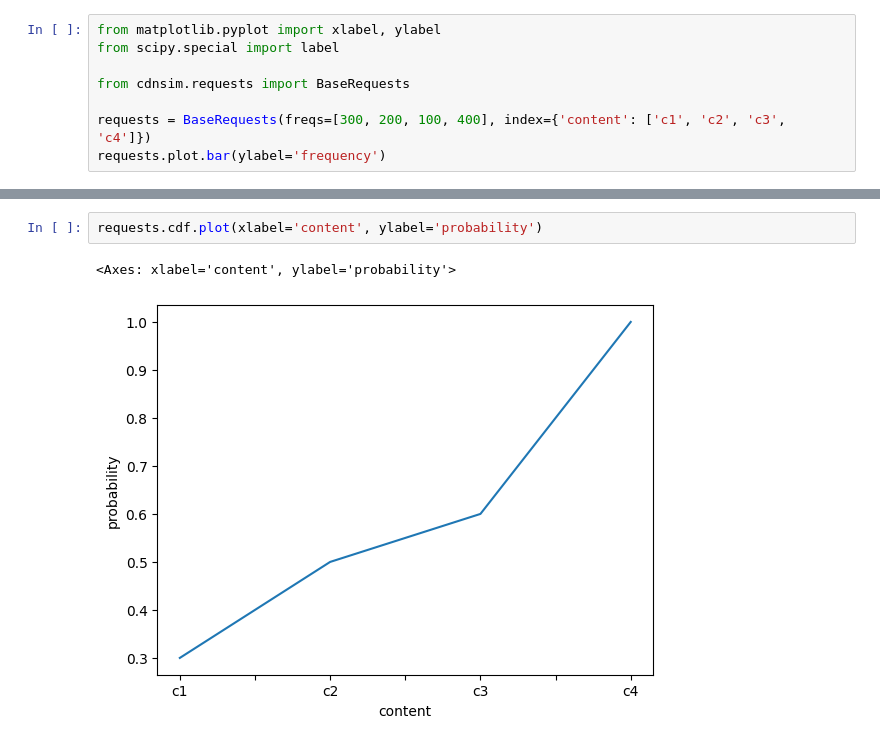
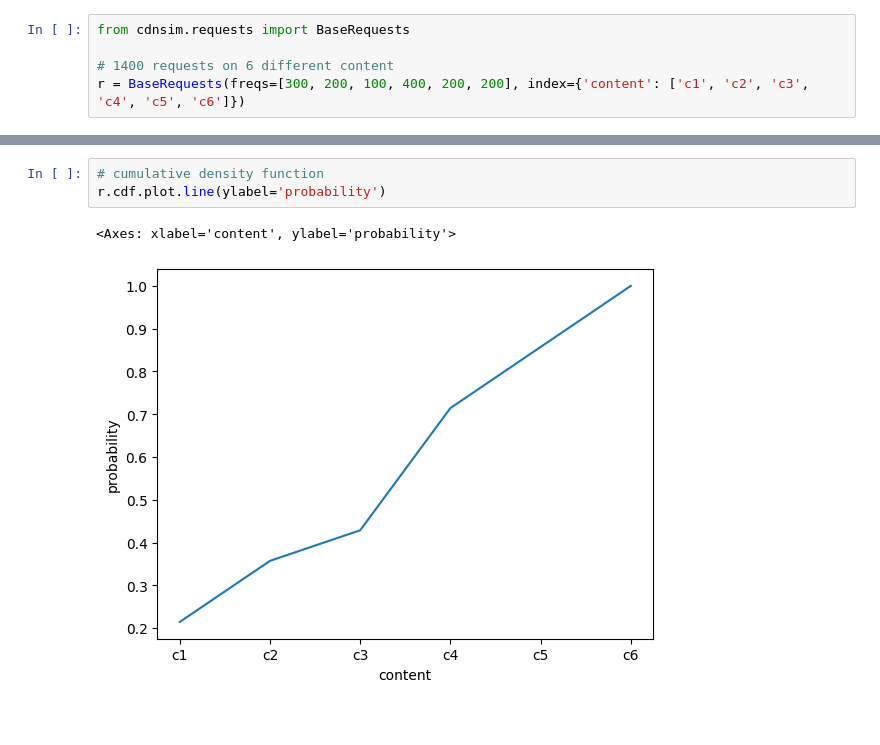
Before and after one commit to jursonovicst/cdnsim, a Jupyter notebook: examples/01-requests/requests.ipynb, the cells around one changed output, grey strips where cells are left out. Drawn from its saved outputs; the diff is of its cells as text.

Commit message:
requests ok

```diff
--- a/examples/01-requests/requests.ipynb
+++ b/examples/01-requests/requests.ipynb
@@ -1,8 +5,5 @@
 # %%
-from matplotlib.pyplot import xlabel, ylabel
-from scipy.special import label
-
 from cdnsim.requests import BaseRequests
 
-requests = BaseRequests(freqs=[300, 200, 100, 400], index={'content': ['c1', 'c2', 'c3', 'c4']})
-requests.plot.bar(ylabel='frequency')
+# 1400 requests on 6 different content
+r = BaseRequests(freqs=[300, 200, 100, 400, 200, 200], index={'content': ['c1', 'c2', 'c3', 'c4', 'c5', 'c6']})
@@ -17,5 +31,6 @@ requests.pmf.plot.bar(xlabel='content', ylabel='probability')
 # %%
-requests.cdf.plot(xlabel='content', ylabel='probability')
+# cumulative density function
+r.cdf.plot.line(ylabel='probability')
 # %% [output]
 <Axes: xlabel='content', ylabel='probability'>
-[figure, old version]
+[figure, new version]
```
Also changed, not shown: parts of 19 cells of this notebook, 2 other files.
